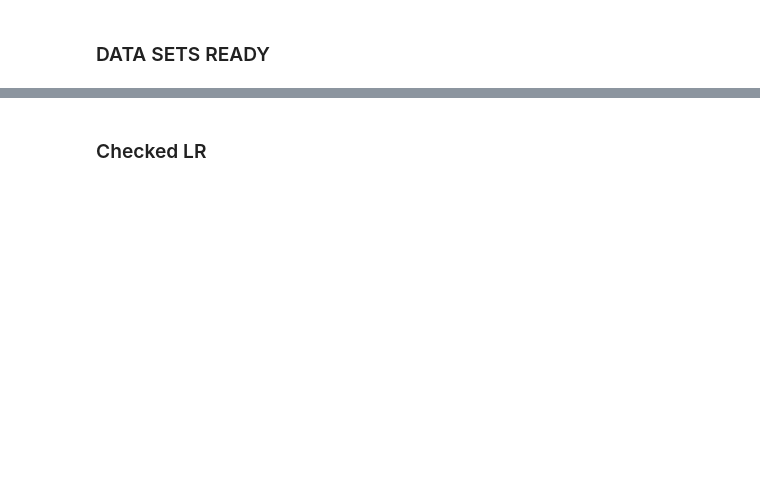
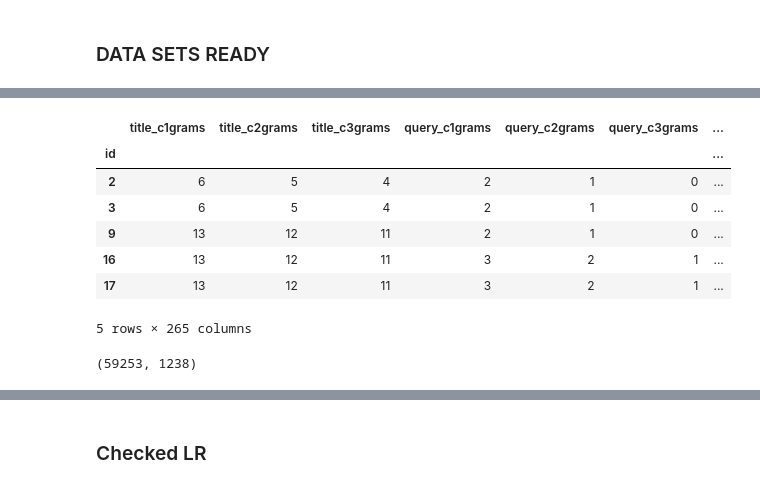
Before and after one commit to Bekbolatov/kaggle, a Jupyter notebook: events/hd/notebooks/features5_local.ipynb, the cells around one changed output, grey strips where cells are left out. Cells and saved outputs as stored; diff of their text form; code cells hidden in the pictures; blank space fills up the shorter version.

Commit message:
merged team with Pawel

```diff
--- a/events/hd/notebooks/features5_local.ipynb
+++ b/events/hd/notebooks/features5_local.ipynb
@@ -68,2 +126,5 @@ b_full = np.hstack((b_o, b_brand, b_other, b_word_feat, bb, b_w2vdot, b_w2vdist,
 # %%
 a.shape
+# %%
+aaaa = pd.read_csv('Pawel_train_after_processing_withfeatures.csv', index_col='id').sort_index()
+bbbb = pd.read_csv('Pawel_test_after_processing_withfeatures.csv', index_col='id').sort_index()
@@ -69,0 +134,25 @@ a.shape
+# %%
+pawel_train = aaaa.drop(["product_title", "search_term", "product_description",
+                                               "atr_text", 'brand_text', 'color_text', 'material_text',
+                                               'bullet01_text', 'bullet02_text', 'bullet03_text', 'bullet04_text', 'bullet05_text', 'bullet06_text',
+                                               'bullet07_text', 'bullet08_text', 'bullet09_text', 'bullet10_text', 'bullet11_text', 'bullet12_text',
+           'relevance',
+                         #'product_uid'
+                        ], axis=1)
+pawel_test = bbbb.drop(["product_title", "search_term", "product_description",
+                                               "atr_text", 'brand_text', 'color_text', 'material_text',
+                                               'bullet01_text', 'bullet02_text', 'bullet03_text', 'bullet04_text', 'bullet05_text', 'bullet06_text',
+                                               'bullet07_text', 'bullet08_text', 'bullet09_text', 'bullet10_text', 'bullet11_text', 'bullet12_text',
+           #'product_uid'
+                       ], axis=1)
+# %%
+pawel_train.head()
+# %% [output]
+|  | title_c1grams | title_c2grams | title_c3grams | query_c1grams | query_c2grams | query_c3grams | ... |
+| id |  |  |  |  |  |  | ... |
+| 2 | 6 | 5 | 4 | 2 | 1 | 0 | ... |
+| 3 | 6 | 5 | 4 | 2 | 1 | 0 | ... |
+| 9 | 13 | 12 | 11 | 2 | 1 | 0 | ... |
+| 16 | 13 | 12 | 11 | 3 | 2 | 1 | ... |
+| 17 | 13 | 12 | 11 | 3 | 2 | 1 | ... |
+5 rows × 265 columns
@@ -70,3 +164,7 @@ a.shape
+# %%
+X_train.shape
+# %% [output]
+(59253, 1238)
 # %%
 def fmean_squared_error(ground_truth, predictions):
     fmean_squared_error_ = mean_squared_error(ground_truth, predictions)**0.5
```
Also changed, not shown: parts of 12 cells of this notebook, 5 other files.
